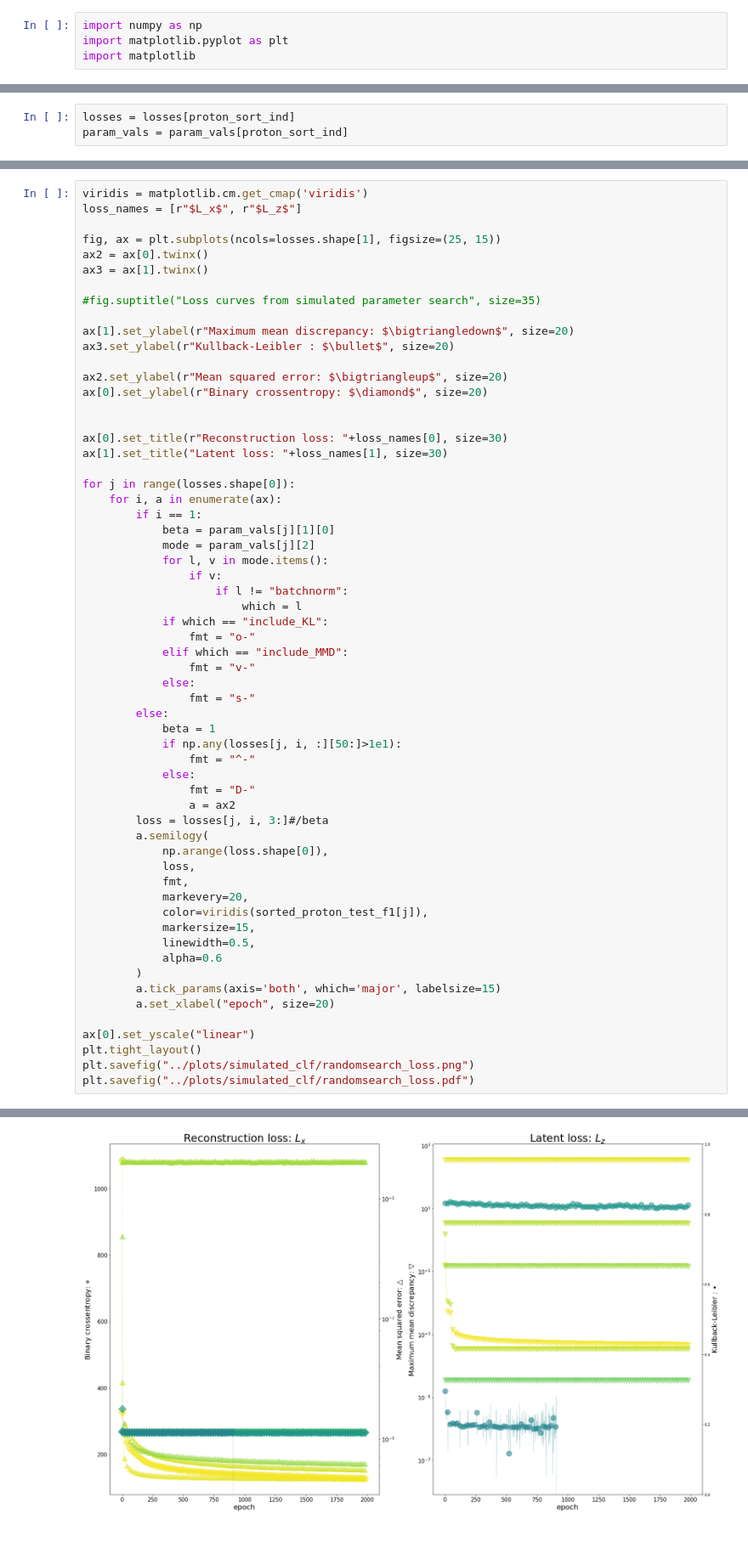
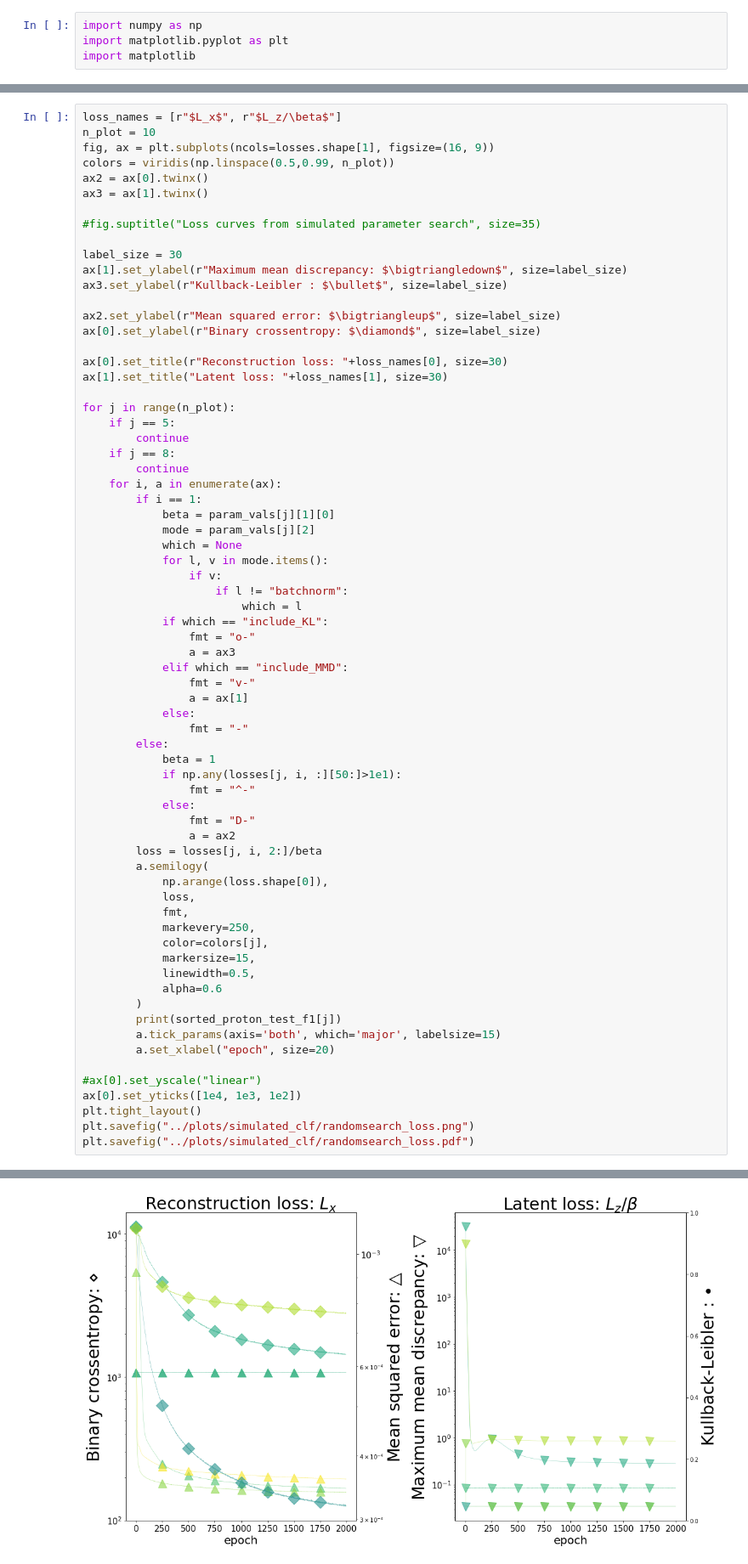
Before and after one commit to ATTPC/VAE-event-classification, a Jupyter notebook: notebooks/explore_randomsearch.ipynb, the cells around one changed output, grey strips where cells are left out. Shown at 85% size. Cells and saved outputs as stored; diff of their text form; blank space fills up the shorter version.

```diff
--- a/notebooks/explore_randomsearch.ipynb
+++ b/notebooks/explore_randomsearch.ipynb
@@ -28,6 +91,3 @@ sorted_proton_test_f1 = proton_test_f1[proton_sort_ind]
-# %%
-losses = losses[proton_sort_ind]
-param_vals = param_vals[proton_sort_ind]
 # %%
 losses.shape
 # %% [output]
@@ -35,38 +95,45 @@ losses.shape
 # %%
-viridis = matplotlib.cm.get_cmap('viridis')
-loss_names = [r"$L_x$", r"$L_z$"]
-
-fig, ax = plt.subplots(ncols=losses.shape[1], figsize=(25, 15))
+loss_names = [r"$L_x$", r"$L_z/\beta$"]
+n_plot = 10
+fig, ax = plt.subplots(ncols=losses.shape[1], figsize=(16, 9))
+colors = viridis(np.linspace(0.5,0.99, n_plot))
 ax2 = ax[0].twinx()
 ax3 = ax[1].twinx()
 
 #fig.suptitle("Loss curves from simulated parameter search", size=35)
 
-ax[1].set_ylabel(r"Maximum mean discrepancy: $\bigtriangledown$", size=20)
-ax3.set_ylabel(r"Kullback-Leibler : $\bullet$", size=20)
+label_size = 30
+ax[1].set_ylabel(r"Maximum mean discrepancy: $\bigtriangledown$", size=label_size)
+ax3.set_ylabel(r"Kullback-Leibler : $\bullet$", size=label_size)
 
-ax2.set_ylabel(r"Mean squared error: $\bigtriangleup$", size=20)
-ax[0].set_ylabel(r"Binary crossentropy: $\diamond$", size=20)
-
+ax2.set_ylabel(r"Mean squared error: $\bigtriangleup$", size=label_size)
+ax[0].set_ylabel(r"Binary crossentropy: $\diamond$", size=label_size)
 
 ax[0].set_title(r"Reconstruction loss: "+loss_names[0], size=30)
 ax[1].set_title("Latent loss: "+loss_names[1], size=30)
 
-for j in range(losses.shape[0]):
+for j in range(n_plot):
+    if j == 5:
+        continue
+    if j == 8:
+        continue
     for i, a in enumerate(ax):
         if i == 1:
             beta = param_vals[j][1][0]
             mode = param_vals[j][2]
+            which = None
             for l, v in mode.items():
                 if v:
                     if l != "batchnorm":
                         which = l
             if which == "include_KL":
                 fmt = "o-"
+                a = ax3
             elif which == "include_MMD":
                 fmt = "v-"
+                a = ax[1]
             else:
-                fmt = "s-"
+                fmt = "-"
         else:
             beta = 1
             if np.any(losses[j, i, :][50:]>1e1):
@@ -74,21 +141,23 @@ for j in range(losses.shape[0]):
             else:
                 fmt = "D-"
                 a = ax2
-        loss = losses[j, i, 3:]#/beta
+        loss = losses[j, i, 2:]/beta
         a.semilogy(
             np.arange(loss.shape[0]),
             loss,
             fmt,
-            markevery=20,
-            color=viridis(sorted_proton_test_f1[j]),
+            markevery=250,
+            color=colors[j],
             markersize=15,
             linewidth=0.5,
             alpha=0.6
         )
+        print(sorted_proton_test_f1[j])
         a.tick_params(axis='both', which='major', labelsize=15)
         a.set_xlabel("epoch", size=20)
 
-ax[0].set_yscale("linear")
+#ax[0].set_yscale("linear")
+ax[0].set_yticks([1e4, 1e3, 1e2])
 plt.tight_layout()
 plt.savefig("../plots/simulated_clf/randomsearch_loss.png")
 plt.savefig("../plots/simulated_clf/randomsearch_loss.pdf")
@@ -96 +181 @@ plt.savefig("../plots/simulated_clf/randomsearch_loss.pdf")
-[figure, old version]
+[figure, new version]
```
Also changed, not shown: parts of 17 cells of this notebook, 48 other files.
